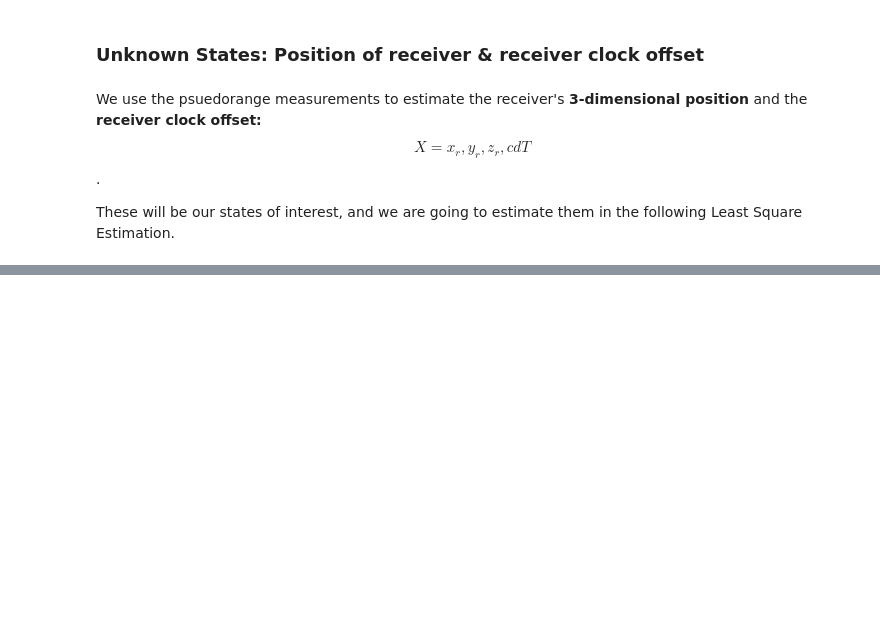
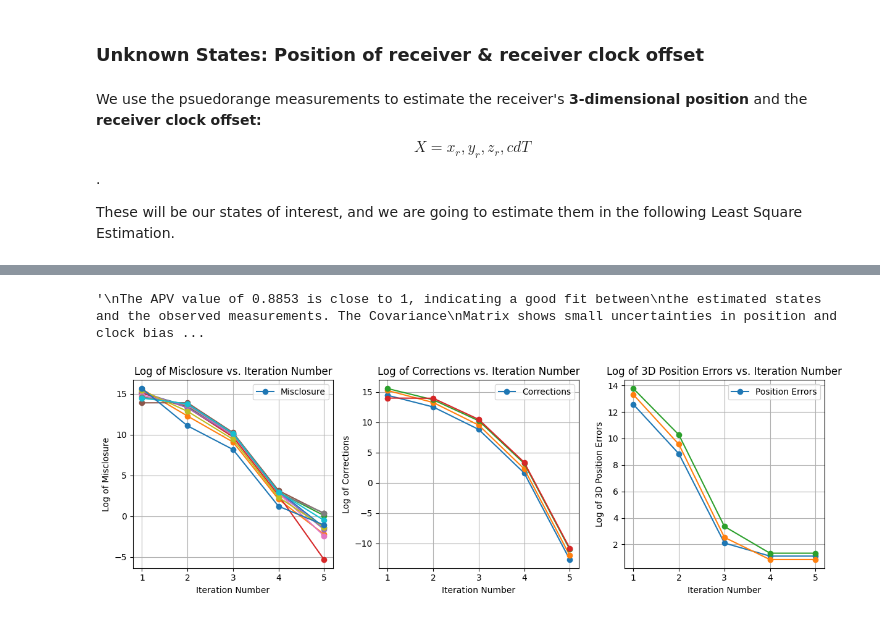
Before and after one commit to KapildevAryal/engg680_2024_fall, a Jupyter notebook: Lab_Assignment2/SinglePointPositioning.ipynb, the cells around one changed output, grey strips where cells are left out. Saved outputs shown, nothing was run; the diff lists cells and outputs as text; code cells hidden in the pictures; blank space fills up the shorter version.

```diff
--- a/Lab_Assignment2/SinglePointPositioning.ipynb
+++ b/Lab_Assignment2/SinglePointPositioning.ipynb
@@ -444,8 +443,9 @@ x_hat = x_0.copy()
 def euclidean_norm(receiver_pos, satellite_pos):
 
    # Calculating the Euclidean distances between the receiver and each satellite.
+   distance = np.sqrt(np.sum((receiver_pos - satellite_pos) ** 2, axis=1))
 
-  return distance
+   return distance # Corrected the indentation of the return statement
 # %%
 # step 8
 # define a function named design_matrix which computes the design matrix A of this LSE problem
@@ -461,6 +461,18 @@ def design_matrix(r_pos, s_pos, rho):
     s_pos (numpy array): A 2D array where each row corresponds to a satellite's position (x, y, z).
     rho (numpy array): A 1D array of geometric distances from the receiver to each satellite.
     """
+    # Number of measurements
+  n = s_pos.shape[0]
+
+    # Initialize the design matrix A with zeros (size n x 4)
+  A = np.zeros((n, 4))
+
+    # Calculate partial derivatives for each satellite
+  for i in range(n):
+        A[i, 0] = (r_pos[0] - s_pos[i, 0]) / rho[i]  # d(P)/dx
+        A[i, 1] = (r_pos[1] - s_pos[i, 1]) / rho[i]  # d(P)/dy
+        A[i, 2] = (r_pos[2] - s_pos[i, 2]) / rho[i]  # d(P)/dz
+        A[i, 3] = 1  # Partial derivative with respect to clock bias (d(P)/d(cdT) = 1)
   return A
 # %%
 # step 9
@@ -539,17 +582,50 @@ after the LSE convergence to the console.
 # step 11
 # Comment on the computed A Posteriori Variance of Unit Weight value and the Covariance matrix of estimated states
 # (2 marks)
+'''
+The APV value of 0.8853 is close to 1, indicating a good fit between
+the estimated states and the observed measurements. The Covariance
+Matrix shows small uncertainties in position and clock bias, with weak
+correlations between the states.
+'''
+# %% [output]
+'\nThe APV value of 0.8853 is close to 1, indicating a good fit between\nthe estimated states and the observed measurements. The Covariance\nMatrix shows small uncertainties in position and clock bias ...
 # %%
 # step 12
 # Using the imported matplotlib, plot the following (3 marks in total). Make sure to include proper axes information, legend, grid lines and title.
 
 # 1. Plot log of the misclosure w against the LSQ iteration number i
 # (1 marks)
+plt.figure(figsize=(12, 4))
 
+plt.subplot(1, 3, 1)
+plt.plot(arr_i, np.log(np.abs(arr_w)), marker='o')
+plt.title('Log of Misclosure vs. Iteration Number')
+plt.xlabel('Iteration Number')
+plt.ylabel('Log of Misclosure')
+plt.grid()
+plt.legend(['Misclosure'], loc='upper right')
 
 # 2. Plot log of the corrections delta against the LSQ iteration number i
 # (1 marks)
-
+plt.subplot(1, 3, 2)
+plt.plot(arr_i, np.log(np.abs(arr_delta)), marker='o')
+plt.title('Log of Corrections vs. Iteration Number')
+plt.xlabel('Iteration Number')
+plt.ylabel('Log of Corrections')
+plt.grid()
+plt.legend(['Corrections'], loc='upper right')
 
 # 3. Plot log of the 3D position errors against the LSQ iteration number i
 # (1 marks)
+plt.subplot(1, 3, 3)
+plt.plot(arr_i, np.log(np.abs(arr_err_pos)), marker='o')
+plt.title('Log of 3D Position Errors vs. Iteration Number')
+plt.xlabel('Iteration Number')
+plt.ylabel('Log of 3D Position Errors')
+plt.grid()
+plt.legend(['Position Errors'], loc='upper right')
+
+plt.tight_layout()
+# %% [output]
+[figure, added]
```
Also changed, not shown: parts of 6 cells of this notebook.
